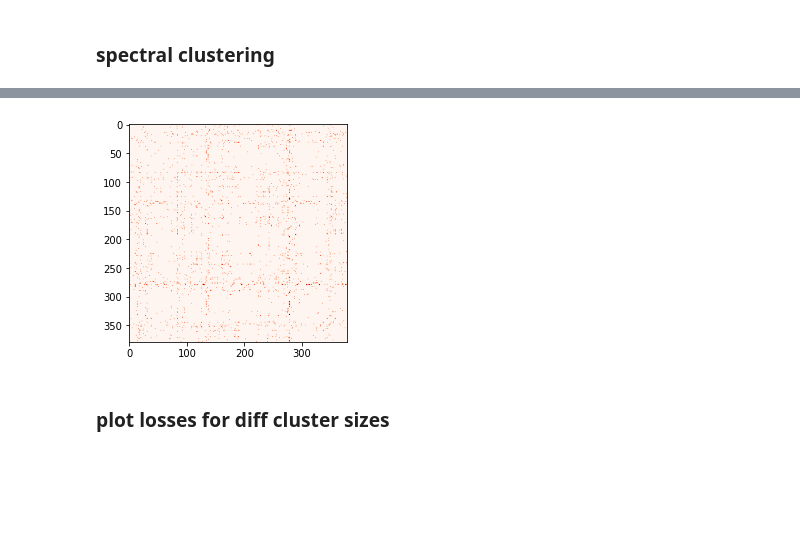
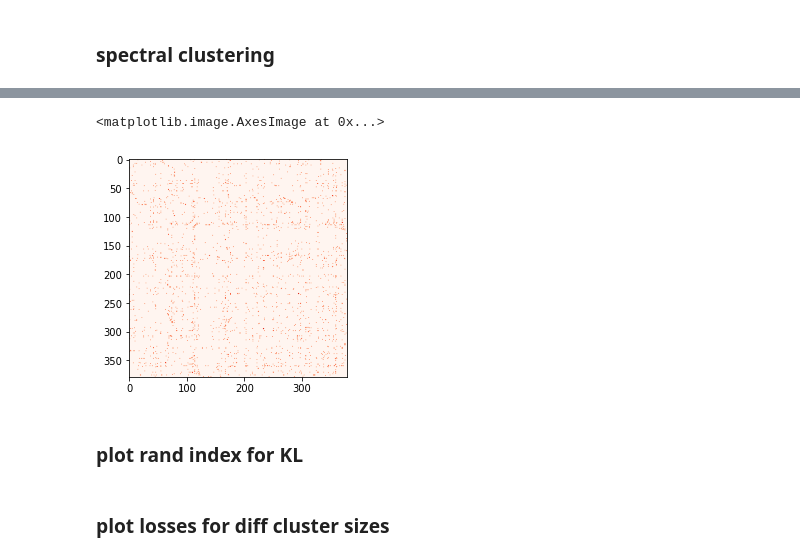
Before and after one commit to djunamay/ABCA7lof2, a Jupyter notebook: 08-processing_gsets.ipynb, the cells around one changed output, grey strips where cells are left out. Saved outputs shown, nothing was run; the diff lists cells and outputs as text; code cells hidden in the pictures; blank space fills up the shorter version.

```diff
--- a/08-processing_gsets.ipynb
+++ b/08-processing_gsets.ipynb
@@ -159,0 +173,11 @@ plt.colorbar()
+# %%
+N=50000
+g = nx.from_numpy_matrix(full_mat)
+clusters = np.empty((N,np.sum(mat_sub.shape)))
+
+loss_met=np.empty(N)
+labs_met = np.zeros_like(clusters)
+for i in tqdm(range(N)):
+    sc = metis.part_graph(g, nparts=8, tpwgts=None, ubvec=None, recursive=False, seed=i)[1]
+    loss_met[i]=evaluate_cut(np.ascontiguousarray(mat_sub.values.T), sc, 0)
+    labs_met[i] = sc
@@ -219,0 +205,4 @@ np.mean(rands_kl)
+# %%
+import numpy as np
+kl_loss = np.load('./processed_data/genesets/kl_loss.npy')
+kl_labs = np.load('./processed_data/genesets/kl_labs.npy')
@@ -242,9 +244,10 @@ loss_sp = evaluate_cut(np.ascontiguousarray(mat_sub.values.T), labels_sp, 0)
 # %% [markdown]
 ### spectral clustering
 # %%
-loss_sc=np.empty(1000)
-labs_sc = np.zeros_like(clusters)
-for i in (range(1000)):
-    sc = SpectralClustering(8, assign_labels='discretize', random_state=i).fit(full_mat)
+N=10000
+loss_sc=np.empty(N)
+labs_sc = np.zeros_like(kl_labs)
+for i in tqdm(range(N)):
+    sc = SpectralClustering(8, assign_labels='kmeans', random_state=i, affinity='precomputed').fit(full_mat)
     loss_sc[i]=evaluate_cut(np.ascontiguousarray(mat_sub.values.T), sc.labels_, 0)
     labs_sc[i] = sc.labels_
@@ -297,0 +272,8 @@ plt.savefig('./pdf_figures/KL_jaccard1.pdf')
+# %%
+labs_rand = kl_labs.copy()
+loss_rand = np.empty(N)
+
+for i in tqdm(range(N)):
+    L = np.random.permutation(kl_labs[0])
+    labs_rand[i] = L
+    loss_rand[i] = evaluate_cut(np.ascontiguousarray(mat_sub.values.T), L, 0)
@@ -331,5 +447,8 @@ plt.savefig('./pdf_figures/adj_by_SC_cluster.pdf')
 # %%
-plt.imshow(full_mat[np.argsort(clust_uniform[0])][:,np.argsort(clust_uniform[0])], vmin=0, vmax=1, cmap='Reds')
-plt.savefig('./pdf_figures/adj_by_uniform_cluster.pdf')
+plt.imshow(full_mat[np.argsort(labs_rand[0])][:,np.argsort(labs_rand[0])], vmin=0, vmax=1, cmap='Reds')
+#plt.savefig('./pdf_figures/adj_by_uniform_cluster.pdf')
 # %% [output]
+<matplotlib.image.AxesImage at 0x...>
-[figure, old version]
+[figure, new version]
+# %% [markdown]
+### plot rand index for KL
```
Also changed, not shown: parts of 57 cells of this notebook, 1 other file.
